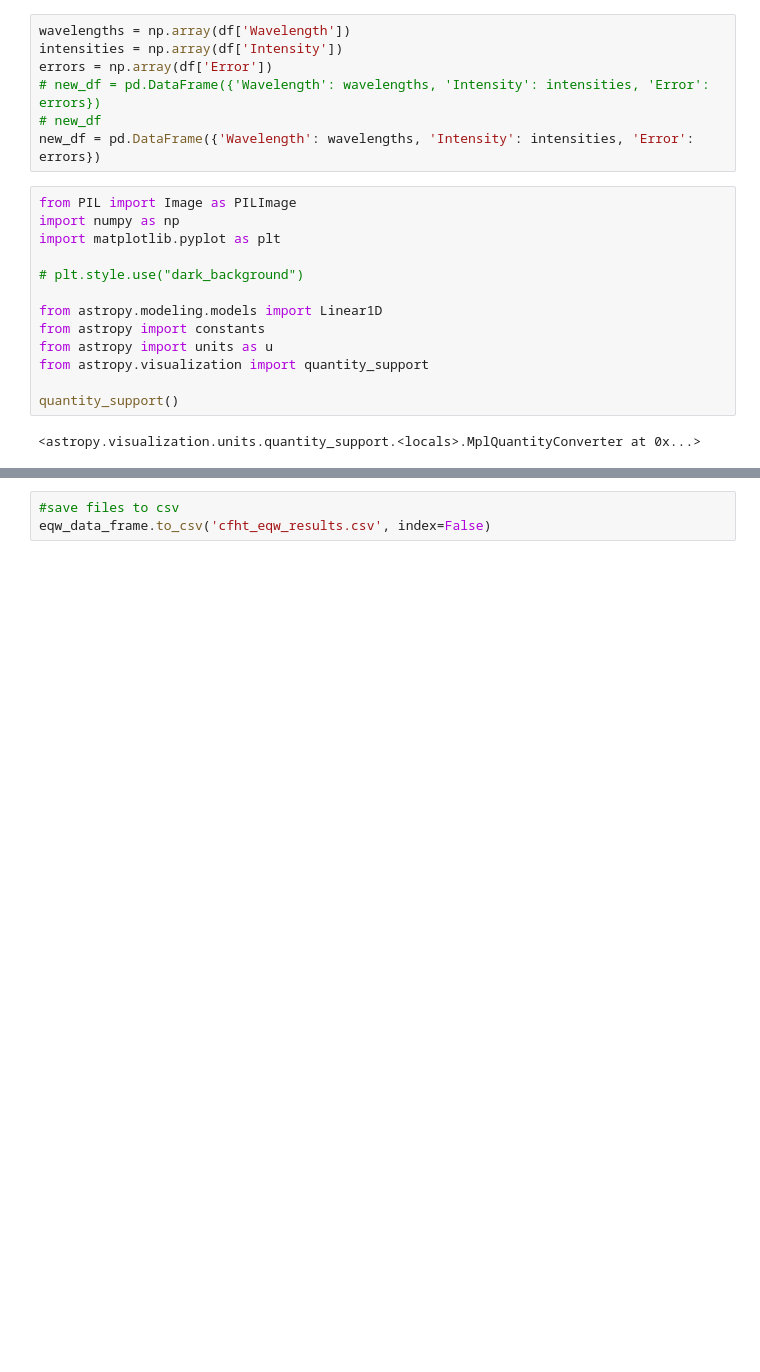
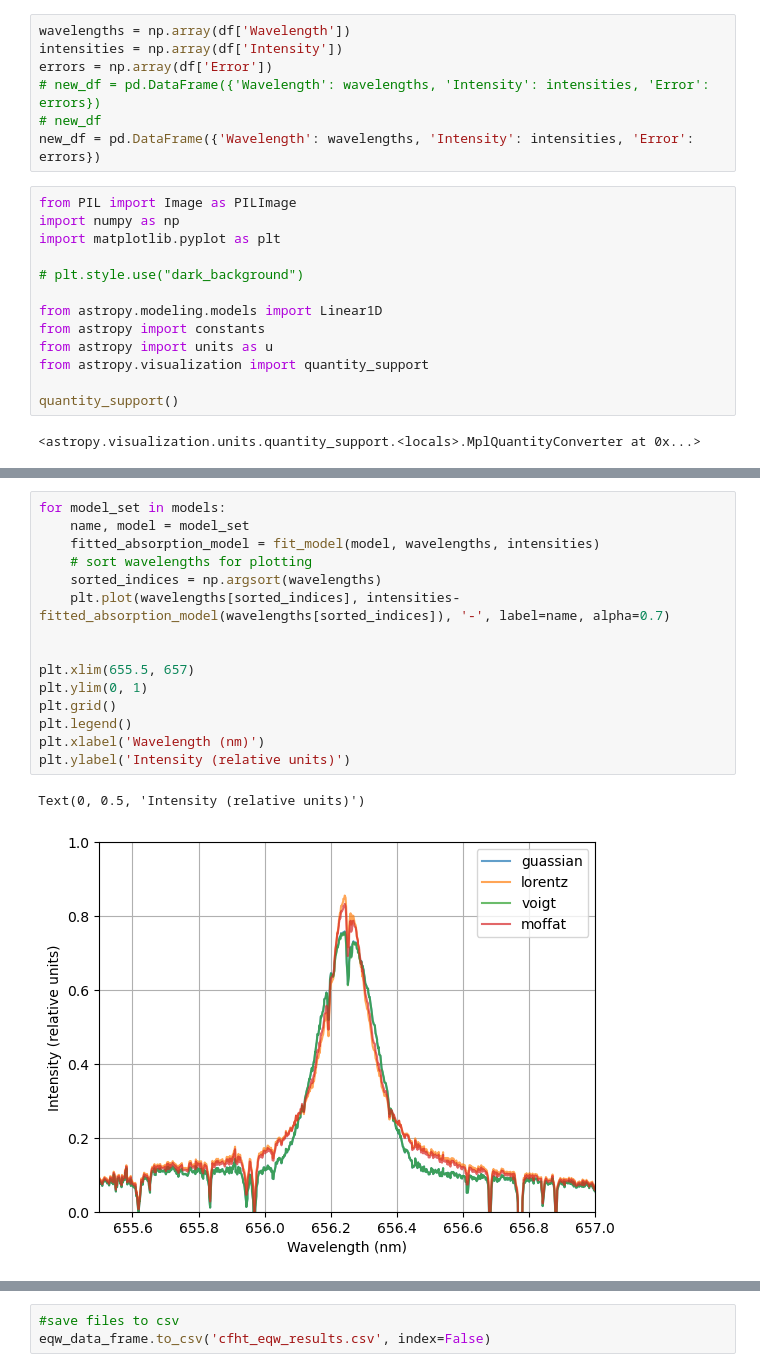
Before and after one commit to m-schochet/spi_phy905, a Jupyter notebook: analysis/cfht_widths.ipynb, the cells around one changed output, grey strips where cells are left out. Saved outputs shown, nothing was run; the diff lists cells and outputs as text; blank space fills up the shorter version.

```diff
--- a/analysis/cfht_widths.ipynb
+++ b/analysis/cfht_widths.ipynb
@@ -146,2 +175,20 @@ Text(0, 0.5, 'Intensity (relative units)')
 [figure]
+# %%
+for model_set in models:
+    name, model = model_set
+    fitted_absorption_model = fit_model(model, wavelengths, intensities)
+    # sort wavelengths for plotting
+    sorted_indices = np.argsort(wavelengths)
+    plt.plot(wavelengths[sorted_indices], intensities-fitted_absorption_model(wavelengths[sorted_indices]), '-', label=name, alpha=0.7)
+
+
+plt.xlim(655.5, 657)
+plt.ylim(0, 1)
+plt.grid()
+plt.legend()
+plt.xlabel('Wavelength (nm)')
+plt.ylabel('Intensity (relative units)')
+# %% [output]
+Text(0, 0.5, 'Intensity (relative units)')
+[figure, added]
 # %%
```
Also changed, not shown: parts of 14 cells of this notebook.
